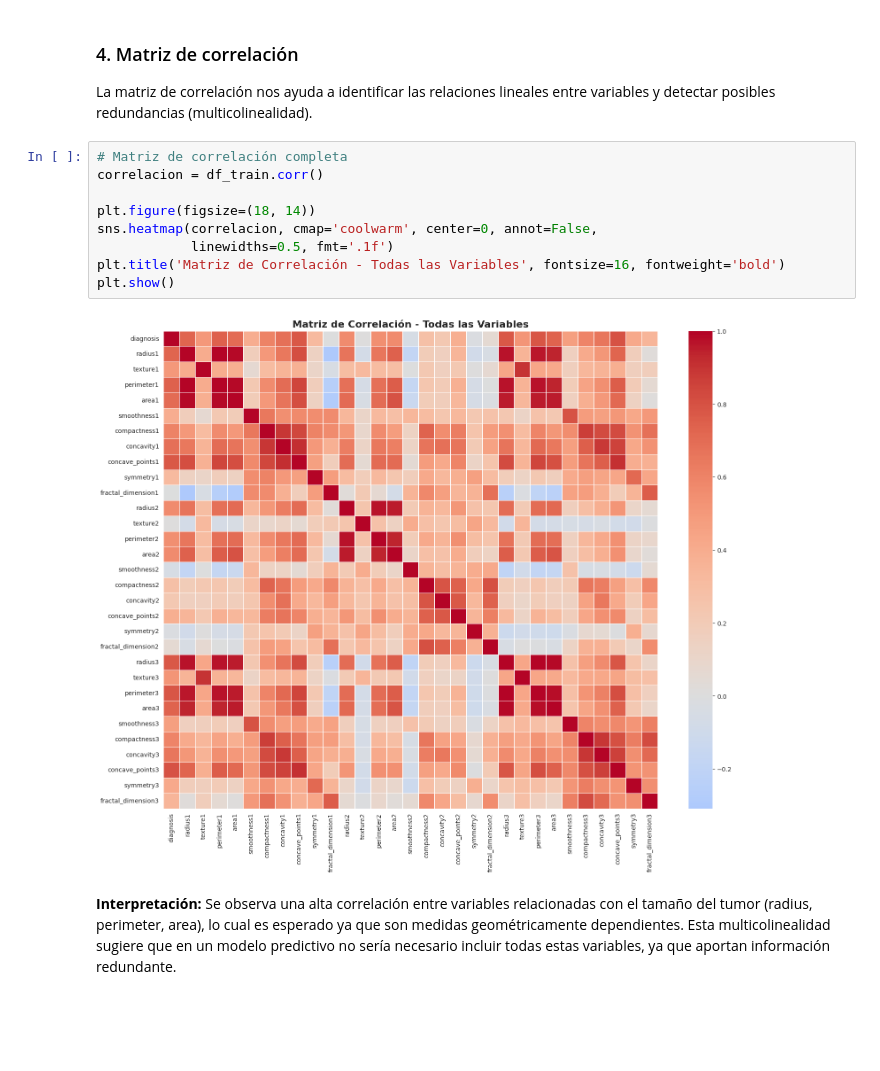
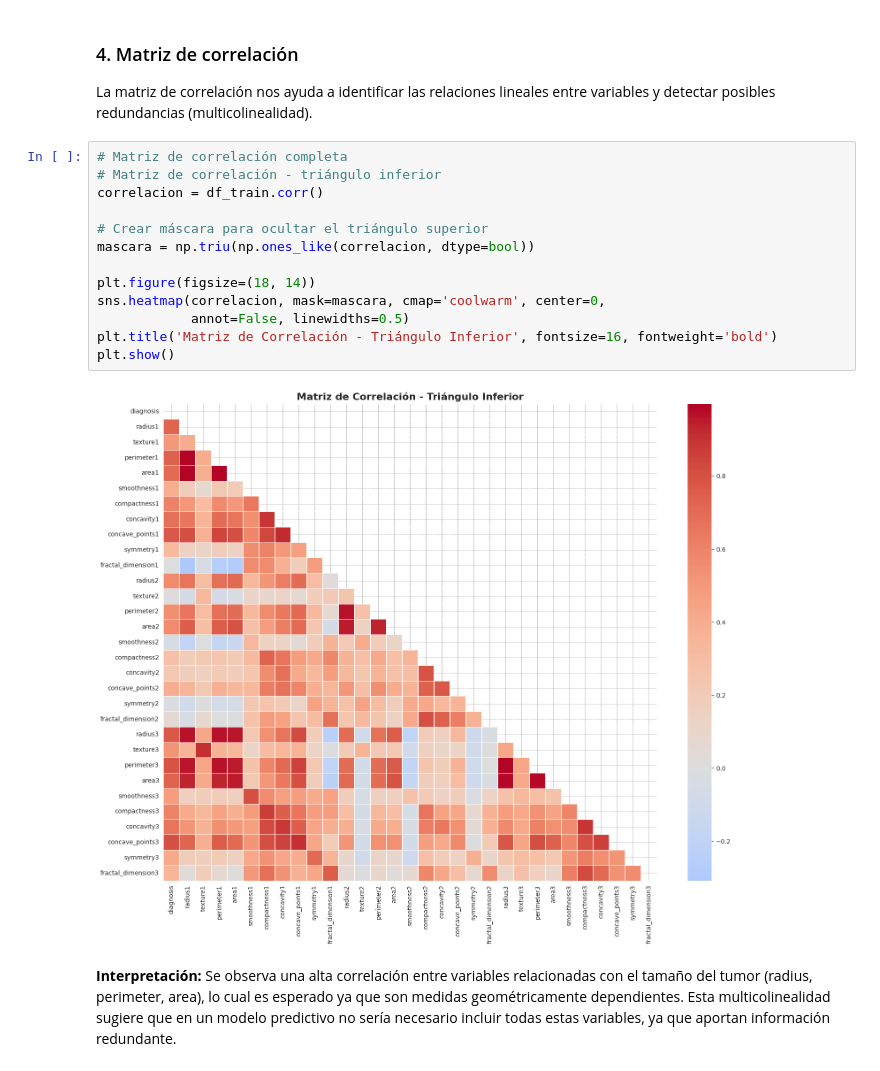
Before and after one commit to alvaromijael/02-CSS, a Jupyter notebook: Semana2/Tarea/cancer.ipynb, the cells around one changed output. Cells and saved outputs as stored; diff of their text form; blank space fills up the shorter version.

Commit message:
corrijo matriz

```diff
--- a/Semana2/Tarea/cancer.ipynb
+++ b/Semana2/Tarea/cancer.ipynb
@@ -280,15 +280,19 @@ Los boxplots confirman lo observado en los histogramas. Las variables `radius1`,
 La matriz de correlación nos ayuda a identificar las relaciones lineales entre variables y detectar posibles redundancias (multicolinealidad).
 # %%
 # Matriz de correlación completa
+# Matriz de correlación - triángulo inferior
 correlacion = df_train.corr()
 
+# Crear máscara para ocultar el triángulo superior
+mascara = np.triu(np.ones_like(correlacion, dtype=bool))
+
 plt.figure(figsize=(18, 14))
-sns.heatmap(correlacion, cmap='coolwarm', center=0, annot=False,
-            linewidths=0.5, fmt='.1f')
-plt.title('Matriz de Correlación - Todas las Variables', fontsize=16, fontweight='bold')
+sns.heatmap(correlacion, mask=mascara, cmap='coolwarm', center=0,
+            annot=False, linewidths=0.5)
+plt.title('Matriz de Correlación - Triángulo Inferior', fontsize=16, fontweight='bold')
 plt.show()
 # %% [output]
-[figure, old version]
+[figure, new version]
 # %% [markdown]
 **Interpretación:** Se observa una alta correlación entre variables relacionadas con el tamaño del tumor (radius, perimeter, area), lo cual es esperado ya que son medidas geométricamente dependientes. Esta multicolinealidad sugiere que en un modelo predictivo no sería necesario incluir todas estas variables, ya que aportan información redundante.
 # %% [markdown]
```
Also changed, not shown: parts of 1 cell of this notebook.
